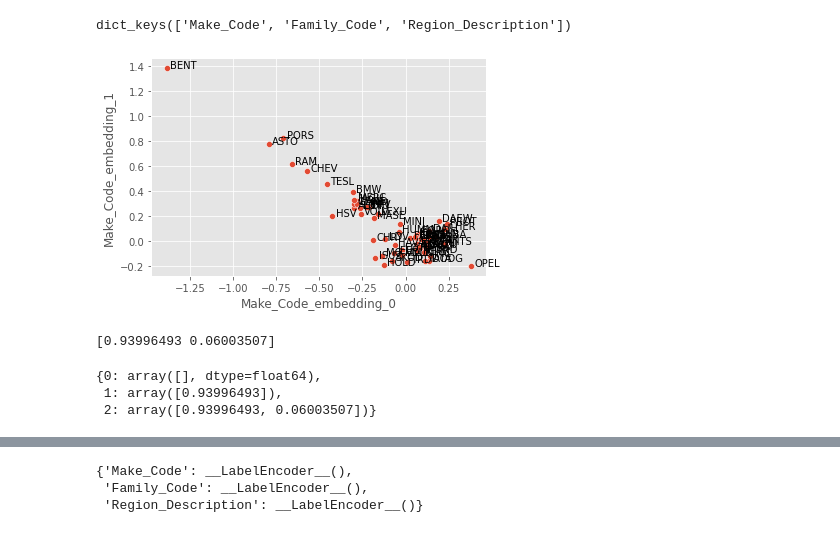
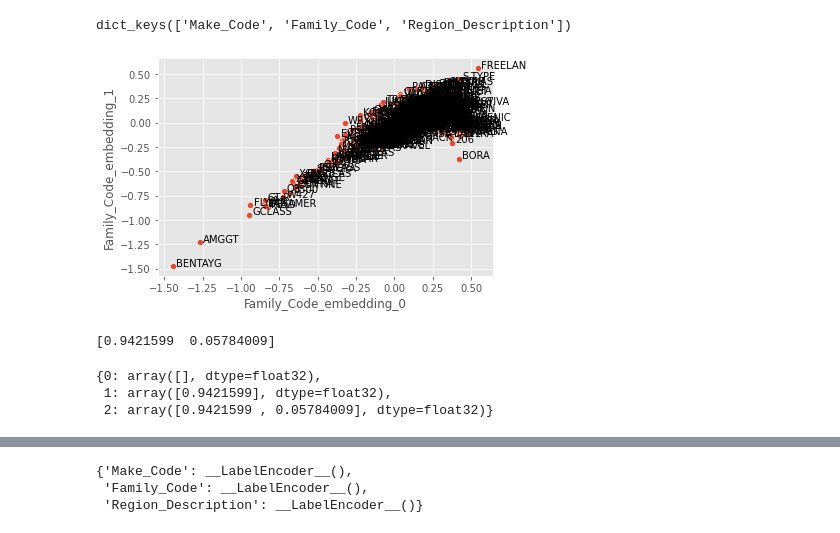
Before and after one commit to bibinmjose/auto-sale-pred, a Jupyter notebook: nbs/embed.ipynb, the cells around one changed output, grey strips where cells are left out. Drawn from its saved outputs; the diff is of its cells as text; code cells hidden in the pictures.

```diff
--- a/nbs/embed.ipynb
+++ b/nbs/embed.ipynb
@@ -11,6 +10,6 @@ WARNING:tensorflow:From /usr/local/lib/python3.6/site-packages/tensorflow_core/_
 # %%
 ## import train and test data
-train = pd.read_csv('data/train_2021-12-24.csv')
+train = pd.read_csv('../data/train_2021-12-24.csv')
 # %%
 train.info()
 # %% [output]
@@ -81,22 +77,24 @@ def label_point(x, y, df, ax):
     for i, point in df.iterrows():
         ax.text(point[x]+.02, point[y], str(i))
 # %%
-prefix = 'Make_Code'
+prefix = 'Family_Code'
 x,y = 0,1
 
+fig, ax = plt.subplots()
 
 ax = sns.scatterplot(
     x=f'{prefix}_embedding_{x}',
     y=f'{prefix}_embedding_{y}',
     data=dfs[prefix], legend='auto')
 
 label_point(f'{prefix}_embedding_{x}',
             f'{prefix}_embedding_{y}',
             dfs[prefix], ax)
 
 plt.show()
+fig.savefig(f'../nbs/{prefix}_enc.png')
 # %% [output]
-[figure, old version]
+[figure, new version]
 # %%
 from sklearn.decomposition import PCA
 # %%
@@ -113,13 +111,13 @@ for i in range(df.shape[1]+1):
 # %%
 print(pca.explained_variance_ratio_)
 # %% [output]
-[0.93996493 0.06003507]
+[0.9421599  0.05784009]
 # %%
 n_dict
 # %% [output]
-{0: array([], dtype=float64),
- 1: array([0.93996493]),
- 2: array([0.93996493, 0.06003507])}
+{0: array([], dtype=float32),
+ 1: array([0.9421599], dtype=float32),
+ 2: array([0.9421599 , 0.05784009], dtype=float32)}
 # %%
 import pickle
 
```
Also changed, not shown: parts of 8 cells of this notebook, 7 other files.
